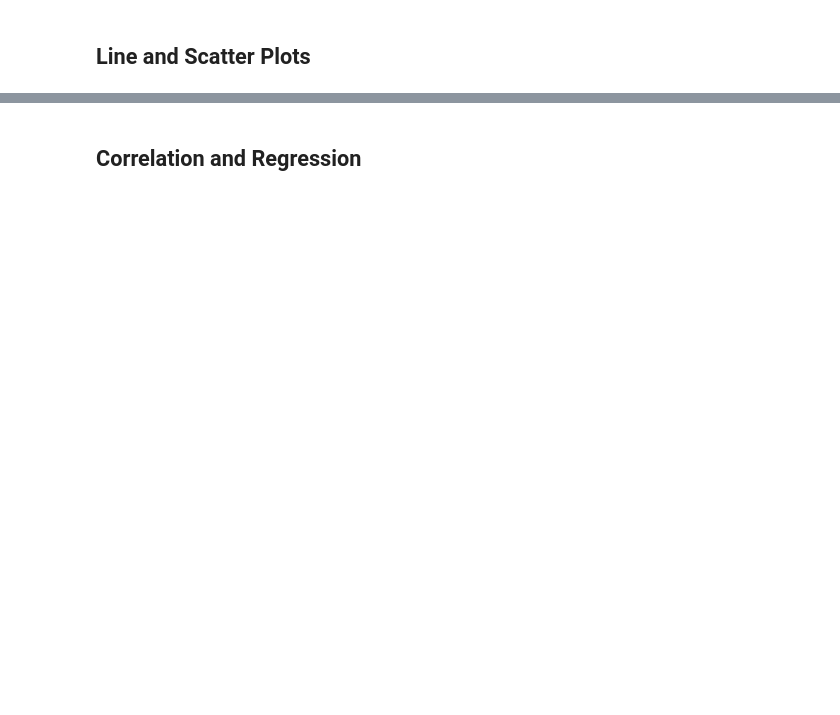
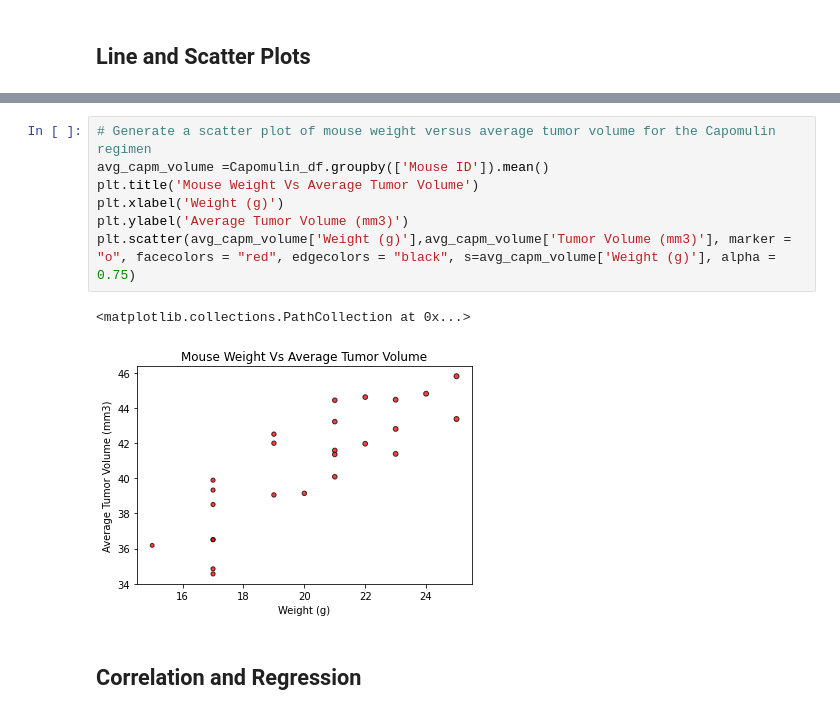
Before and after one commit to woodpecker2100/matplotlib, a Jupyter notebook: pymaceuticals_starter.ipynb, the cells around one changed output, grey strips where cells are left out. Saved outputs shown, nothing was run; the diff lists cells and outputs as text; blank space fills up the shorter version.

```diff
--- a/pymaceuticals_starter.ipynb
+++ b/pymaceuticals_starter.ipynb
@@ -238,3 +403,13 @@ last_tumor_vol_df
+# %%
+# Generate a scatter plot of mouse weight versus average tumor volume for the Capomulin regimen
+avg_capm_volume =Capomulin_df.groupby(['Mouse ID']).mean()
+plt.title('Mouse Weight Vs Average Tumor Volume')
+plt.xlabel('Weight (g)')
+plt.ylabel('Average Tumor Volume (mm3)')
+plt.scatter(avg_capm_volume['Weight (g)'],avg_capm_volume['Tumor Volume (mm3)'], marker = "o", facecolors = "red", edgecolors = "black", s=avg_capm_volume['Weight (g)'], alpha = 0.75)
+# %% [output]
+<matplotlib.collections.PathCollection at 0x...>
+[figure, added]
 # %% [markdown]
 ## Correlation and Regression
 # %%
```
Also changed, not shown: parts of 14 cells of this notebook.
